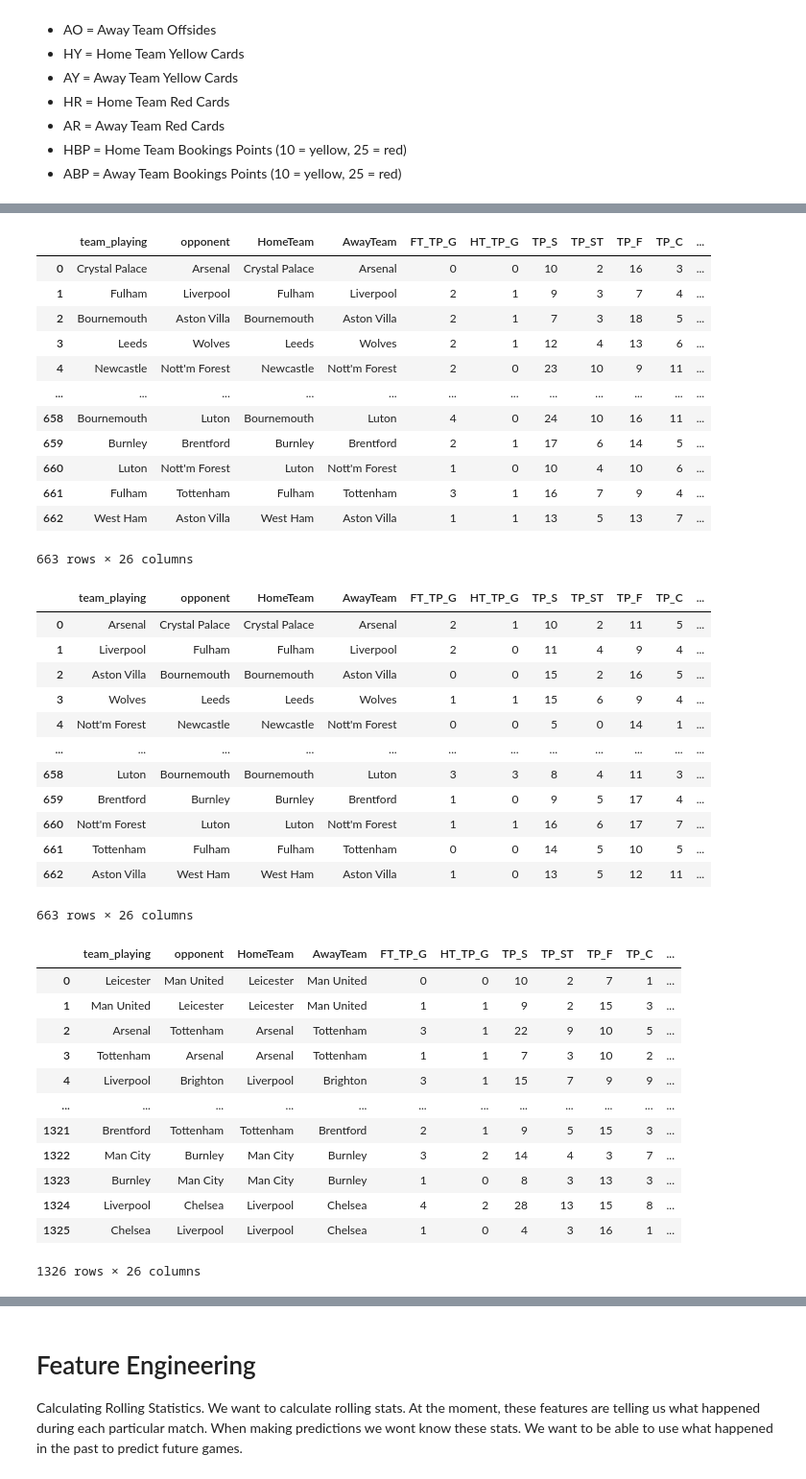
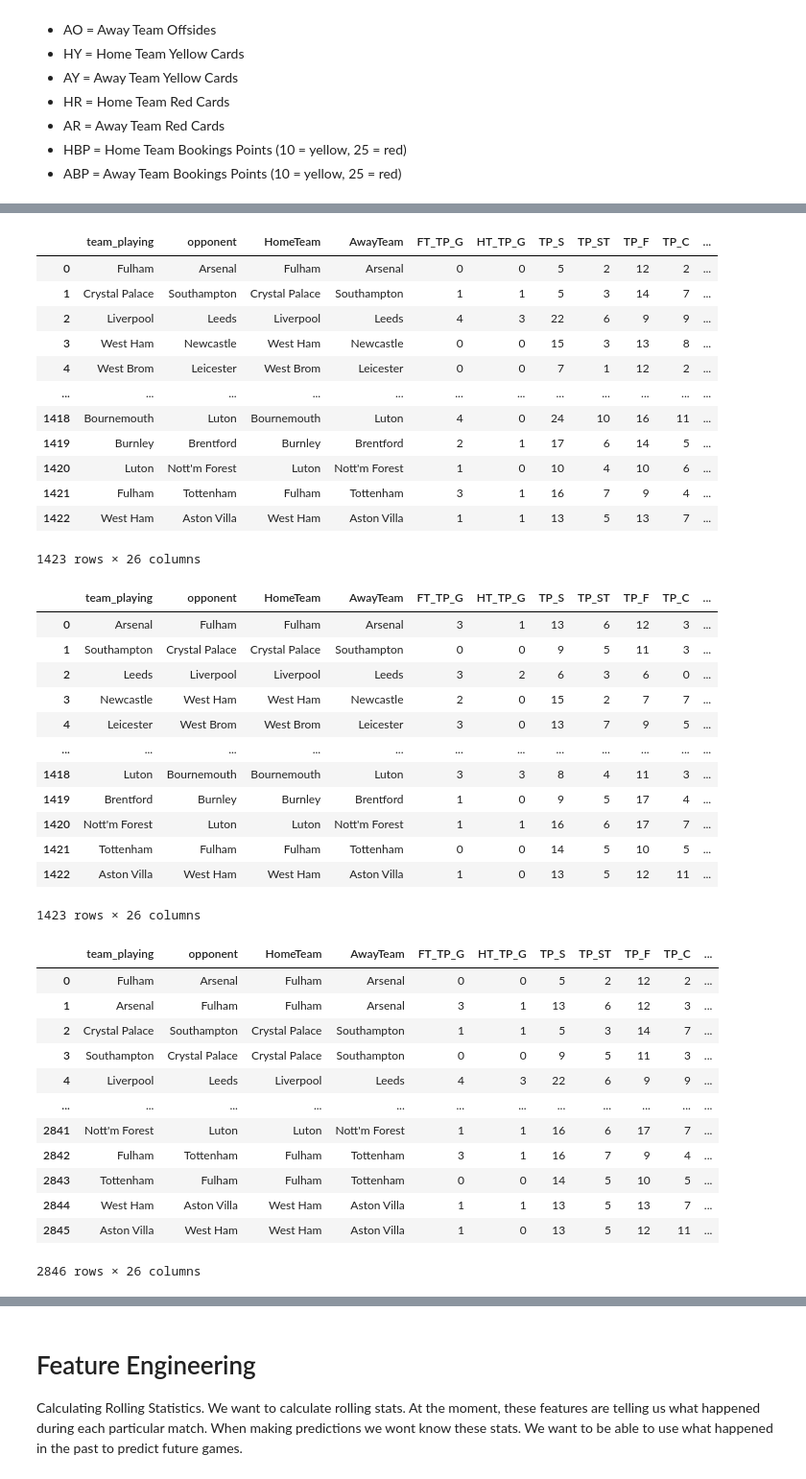
Before and after one commit to adilsaid64/bayesian-football-match-prediction, a Jupyter notebook: data-prep.ipynb, the cells around one changed output, grey strips where cells are left out. Shown at 96% size. Drawn from its saved outputs; the diff is of its cells as text; code cells hidden in the pictures.

```diff
--- a/data-prep.ipynb
+++ b/data-prep.ipynb
@@ -6,13 +6,15 @@ import numpy as np
 
 pd.set_option('display.max_columns', None)
 
-df_last = pd.read_csv('data/2022-2023.csv')
-df_current = pd.read_csv('data/2023-2024.csv')
+df_21 = pd.read_csv('data/2020-2021.csv')
+df_22 = pd.read_csv('data/2021-2022.csv')
+df_23 = pd.read_csv('data/2022-2023.csv')
+df_24 = pd.read_csv('data/2023-2024.csv')
 
 
 # Join the two seasons together
 
-df = pd.concat([df_last, df_current], ignore_index=True)
+df = pd.concat([df_24, df_23, df_22, df_21], ignore_index=True)
 df
 # %% [output]
 |  | Div | Date | Time | HomeTeam | AwayTeam | FTHG | FTAG | FTR | HTHG | HTAG | HTR | ... |
@@ -114,7 +116,7 @@ df2 = df2[['team_playing', 'opponent','HomeTeam', 'AwayTeam','FTAG', 'HTAG', 'AS
 # First we change the home team. So we need to rename the columns that represent the home teams to say TP for team playing.
 
 
-df = df.rename(columns = {'FTHG':'FT_TP_G',
+df = df.rename(columns = {'FTHG':'FT_TP_G', # goals for the team playing
             'HTHG':'HT_TP_G',
             'HS':'TP_S',
             'HST':'TP_ST',
@@ -133,20 +135,20 @@ df = df.rename(columns = {'FTHG':'FT_TP_G',
 df
 # %% [output]
 |  | team_playing | opponent | HomeTeam | AwayTeam | FT_TP_G | HT_TP_G | TP_S | TP_ST | TP_F | TP_C | ... |
-| 0 | Crystal Palace | Arsenal | Crystal Palace | Arsenal | 0 | 0 | 10 | 2 | 16 | 3 | ... |
-| 1 | Fulham | Liverpool | Fulham | Liverpool | 2 | 1 | 9 | 3 | 7 | 4 | ... |
-| 2 | Bournemouth | Aston Villa | Bournemouth | Aston Villa | 2 | 1 | 7 | 3 | 18 | 5 | ... |
-| 3 | Leeds | Wolves | Leeds | Wolves | 2 | 1 | 12 | 4 | 13 | 6 | ... |
-| 4 | Newcastle | Nott'm Forest | Newcastle | Nott'm Forest | 2 | 0 | 23 | 10 | 9 | 11 | ... |
+| 0 | Fulham | Arsenal | Fulham | Arsenal | 0 | 0 | 5 | 2 | 12 | 2 | ... |
+| 1 | Crystal Palace | Southampton | Crystal Palace | Southampton | 1 | 1 | 5 | 3 | 14 | 7 | ... |
+| 2 | Liverpool | Leeds | Liverpool | Leeds | 4 | 3 | 22 | 6 | 9 | 9 | ... |
+| 3 | West Ham | Newcastle | West Ham | Newcastle | 0 | 0 | 15 | 3 | 13 | 8 | ... |
+| 4 | West Brom | Leicester | West Brom | Leicester | 0 | 0 | 7 | 1 | 12 | 2 | ... |
 | ... | ... | ... | ... | ... | ... | ... | ... | ... | ... | ... | ... |
-| 658 | Bournemouth | Luton | Bournemouth | Luton | 4 | 0 | 24 | 10 | 16 | 11 | ... |
-| 659 | Burnley | Brentford | Burnley | Brentford | 2 | 1 | 17 | 6 | 14 | 5 | ... |
-| 660 | Luton | Nott'm Forest | Luton | Nott'm Forest | 1 | 0 | 10 | 4 | 10 | 6 | ... |
-| 661 | Fulham | Tottenham | Fulham | Tottenham | 3 | 1 | 16 | 7 | 9 | 4 | ... |
-| 662 | West Ham | Aston Villa | West Ham | Aston Villa | 1 | 1 | 13 | 5 | 13 | 7 | ... |
+| 1418 | Bournemouth | Luton | Bournemouth | Luton | 4 | 0 | 24 | 10 | 16 | 11 | ... |
+| 1419 | Burnley | Brentford | Burnley | Brentford | 2 | 1 | 17 | 6 | 14 | 5 | ... |
+| 1420 | Luton | Nott'm Forest | Luton | Nott'm Forest | 1 | 0 | 10 | 4 | 10 | 6 | ... |
+| 1421 | Fulham | Tottenham | Fulham | Tottenham | 3 | 1 | 16 | 7 | 9 | 4 | ... |
+| 1422 | West Ham | Aston Villa | West Ham | Aston Villa | 1 | 1 | 13 | 5 | 13 | 7 | ... |
-663 rows × 26 columns
+1423 rows × 26 columns
 # %%
-df2 = df2.rename(columns = {'FTHG':'FT_OP_G',
+df2 = df2.rename(columns = {'FTHG':'FT_OP_G',  #
             'HTHG':'HT_OP_G',
             'HS':'OP_S',
             'HST':'OP_ST',
@@ -166,36 +168,36 @@ df2 = df2.rename(columns = {'FTHG':'FT_OP_G',
 df2
 # %% [output]
 |  | team_playing | opponent | HomeTeam | AwayTeam | FT_TP_G | HT_TP_G | TP_S | TP_ST | TP_F | TP_C | ... |
-| 0 | Arsenal | Crystal Palace | Crystal Palace | Arsenal | 2 | 1 | 10 | 2 | 11 | 5 | ... |
-| 1 | Liverpool | Fulham | Fulham | Liverpool | 2 | 0 | 11 | 4 | 9 | 4 | ... |
-| 2 | Aston Villa | Bournemouth | Bournemouth | Aston Villa | 0 | 0 | 15 | 2 | 16 | 5 | ... |
-| 3 | Wolves | Leeds | Leeds | Wolves | 1 | 1 | 15 | 6 | 9 | 4 | ... |
-| 4 | Nott'm Forest | Newcastle | Newcastle | Nott'm Forest | 0 | 0 | 5 | 0 | 14 | 1 | ... |
+| 0 | Arsenal | Fulham | Fulham | Arsenal | 3 | 1 | 13 | 6 | 12 | 3 | ... |
+| 1 | Southampton | Crystal Palace | Crystal Palace | Southampton | 0 | 0 | 9 | 5 | 11 | 3 | ... |
+| 2 | Leeds | Liverpool | Liverpool | Leeds | 3 | 2 | 6 | 3 | 6 | 0 | ... |
+| 3 | Newcastle | West Ham | West Ham | Newcastle | 2 | 0 | 15 | 2 | 7 | 7 | ... |
+| 4 | Leicester | West Brom | West Brom | Leicester | 3 | 0 | 13 | 7 | 9 | 5 | ... |
 | ... | ... | ... | ... | ... | ... | ... | ... | ... | ... | ... | ... |
-| 658 | Luton | Bournemouth | Bournemouth | Luton | 3 | 3 | 8 | 4 | 11 | 3 | ... |
-| 659 | Brentford | Burnley | Burnley | Brentford | 1 | 0 | 9 | 5 | 17 | 4 | ... |
-| 660 | Nott'm Forest | Luton | Luton | Nott'm Forest | 1 | 1 | 16 | 6 | 17 | 7 | ... |
-| 661 | Tottenham | Fulham | Fulham | Tottenham | 0 | 0 | 14 | 5 | 10 | 5 | ... |
-| 662 | Aston Villa | West Ham | West Ham | Aston Villa | 1 | 0 | 13 | 5 | 12 | 11 | ... |
+| 1418 | Luton | Bournemouth | Bournemouth | Luton | 3 | 3 | 8 | 4 | 11 | 3 | ... |
+| 1419 | Brentford | Burnley | Burnley | Brentford | 1 | 0 | 9 | 5 | 17 | 4 | ... |
+| 1420 | Nott'm Forest | Luton | Luton | Nott'm Forest | 1 | 1 | 16 | 6 | 17 | 7 | ... |
+| 1421 | Tottenham | Fulham | Fulham | Tottenham | 0 | 0 | 14 | 5 | 10 | 5 | ... |
+| 1422 | Aston Villa | West Ham | West Ham | Aston Villa | 1 | 0 | 13 | 5 | 12 | 11 | ... |
-663 rows × 26 columns
+1423 rows × 26 columns
 # %%
 df_final = pd.concat([df, df2], ignore_index=True)
-df_final = df_final.sort_values(by = ['Year', 'Day', 'Month', 'Hour', 'Referee']).reset_index(drop = True)
+df_final = df_final.sort_values(by = ['Year', 'Month', 'Day', 'Hour', 'Referee']).reset_index(drop = True)
 df_final
 # %% [output]
 |  | team_playing | opponent | HomeTeam | AwayTeam | FT_TP_G | HT_TP_G | TP_S | TP_ST | TP_F | TP_C | ... |
-| 0 | Leicester | Man United | Leicester | Man United | 0 | 0 | 10 | 2 | 7 | 1 | ... |
-| 1 | Man United | Leicester | Leicester | Man United | 1 | 1 | 9 | 2 | 15 | 3 | ... |
-| 2 | Arsenal | Tottenham | Arsenal | Tottenham | 3 | 1 | 22 | 9 | 10 | 5 | ... |
-| 3 | Tottenham | Arsenal | Arsenal | Tottenham | 1 | 1 | 7 | 3 | 10 | 2 | ... |
-| 4 | Liverpool | Brighton | Liverpool | Brighton | 3 | 1 | 15 | 7 | 9 | 9 | ... |
+| 0 | Fulham | Arsenal | Fulham | Arsenal | 0 | 0 | 5 | 2 | 12 | 2 | ... |
+| 1 | Arsenal | Fulham | Fulham | Arsenal | 3 | 1 | 13 | 6 | 12 | 3 | ... |
+| 2 | Crystal Palace | Southampton | Crystal Palace | Southampton | 1 | 1 | 5 | 3 | 14 | 7 | ... |
+| 3 | Southampton | Crystal Palace | Crystal Palace | Southampton | 0 | 0 | 9 | 5 | 11 | 3 | ... |
+| 4 | Liverpool | Leeds | Liverpool | Leeds | 4 | 3 | 22 | 6 | 9 | 9 | ... |
 | ... | ... | ... | ... | ... | ... | ... | ... | ... | ... | ... | ... |
-| 1321 | Brentford | Tottenham | Tottenham | Brentford | 2 | 1 | 9 | 5 | 15 | 3 | ... |
-| 1322 | Man City | Burnley | Man City | Burnley | 3 | 2 | 14 | 4 | 3 | 7 | ... |
-| 1323 | Burnley | Man City | Man City | Burnley | 1 | 0 | 8 | 3 | 13 | 3 | ... |
-| 1324 | Liverpool | Chelsea | Liverpool | Chelsea | 4 | 2 | 28 | 13 | 15 | 8 | ... |
-| 1325 | Chelsea | Liverpool | Liverpool | Chelsea | 1 | 0 | 4 | 3 | 16 | 1 | ... |
+| 2841 | Nott'm Forest | Luton | Luton | Nott'm Forest | 1 | 1 | 16 | 6 | 17 | 7 | ... |
+| 2842 | Fulham | Tottenham | Fulham | Tottenham | 3 | 1 | 16 | 7 | 9 | 4 | ... |
+| 2843 | Tottenham | Fulham | Fulham | Tottenham | 0 | 0 | 14 | 5 | 10 | 5 | ... |
+| 2844 | West Ham | Aston Villa | West Ham | Aston Villa | 1 | 1 | 13 | 5 | 13 | 7 | ... |
+| 2845 | Aston Villa | West Ham | West Ham | Aston Villa | 1 | 0 | 13 | 5 | 12 | 11 | ... |
-1326 rows × 26 columns
+2846 rows × 26 columns
 # %%
 # create is_home feature.
 
```
Also changed, not shown: parts of 15 cells of this notebook, 2 other files.
